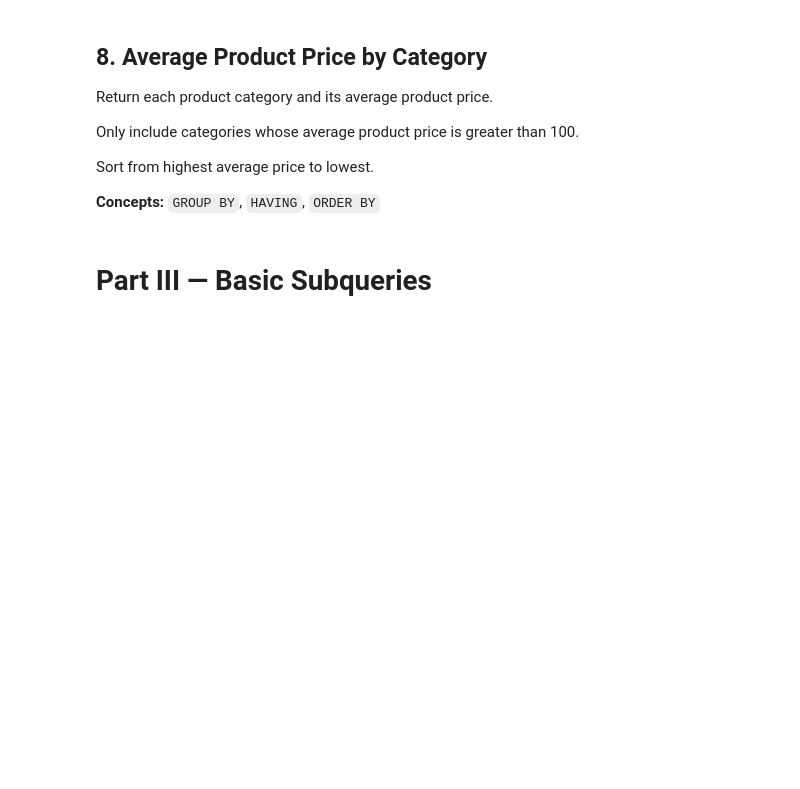
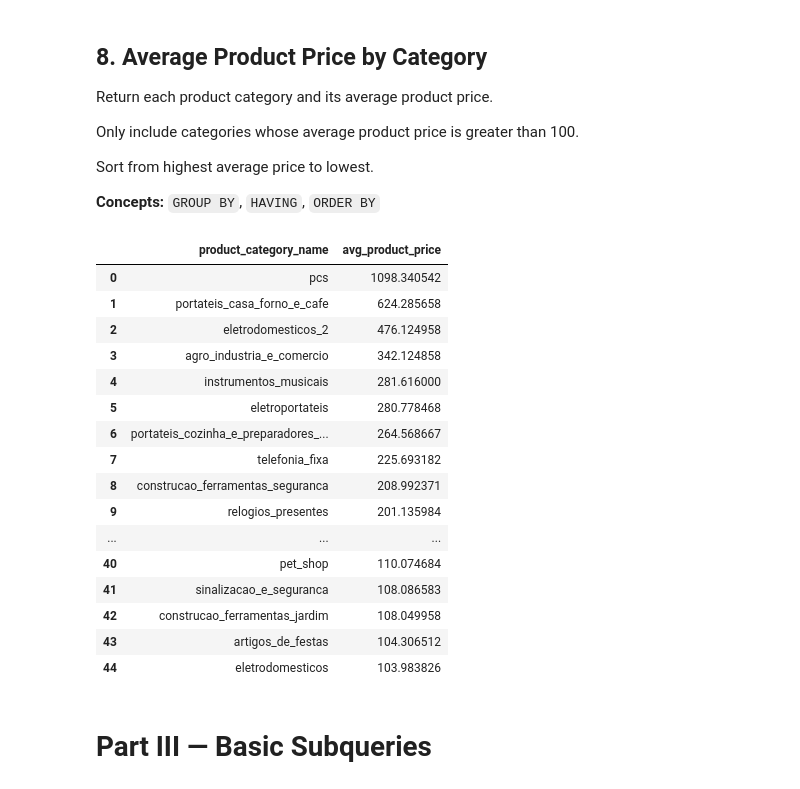
Before and after one commit to Thomasayanfeoluwa/2026-Python-Training-Class---Tutorial-For-Beginners, a Jupyter notebook: OLISTs/exercises_solutions/olists_exercises.ipynb, the cells around one changed output. Cells and saved outputs as stored; diff of their text form; code cells hidden in the pictures; blank space fills up the shorter version.

```diff
--- a/OLISTs/exercises_solutions/olists_exercises.ipynb
+++ b/OLISTs/exercises_solutions/olists_exercises.ipynb
@@ -456,3 +470,33 @@ pd.read_sql_query(query, conn)
+# %%
+run_sql("""
+    SELECT
+        p.product_category_name,
+        AVG(price) AS avg_product_price
+    FROM products AS p
+    LEFT JOIN order_items AS i
+        ON p.product_id = i.product_id
+    GROUP BY p.product_category_name
+    HAVING avg_product_price > 100
+    ORDER BY avg_product_price DESC;
+""")
+# %% [output]
+|  | product_category_name | avg_product_price |
+| 0 | pcs | 1098.340542 |
+| 1 | portateis_casa_forno_e_cafe | 624.285658 |
+| 2 | eletrodomesticos_2 | 476.124958 |
+| 3 | agro_industria_e_comercio | 342.124858 |
+| 4 | instrumentos_musicais | 281.616000 |
+| 5 | eletroportateis | 280.778468 |
+| 6 | portateis_cozinha_e_preparadores_... | 264.568667 |
+| 7 | telefonia_fixa | 225.693182 |
+| 8 | construcao_ferramentas_seguranca | 208.992371 |
+| 9 | relogios_presentes | 201.135984 |
+| ... | ... | ... |
+| 40 | pet_shop | 110.074684 |
+| 41 | sinalizacao_e_seguranca | 108.086583 |
+| 42 | construcao_ferramentas_jardim | 108.049958 |
+| 43 | artigos_de_festas | 104.306512 |
+| 44 | eletrodomesticos | 103.983826 |
 # %% [markdown]
 # Part III — Basic Subqueries
 # %% [markdown]
```
Also changed, not shown: parts of 3 cells of this notebook.
